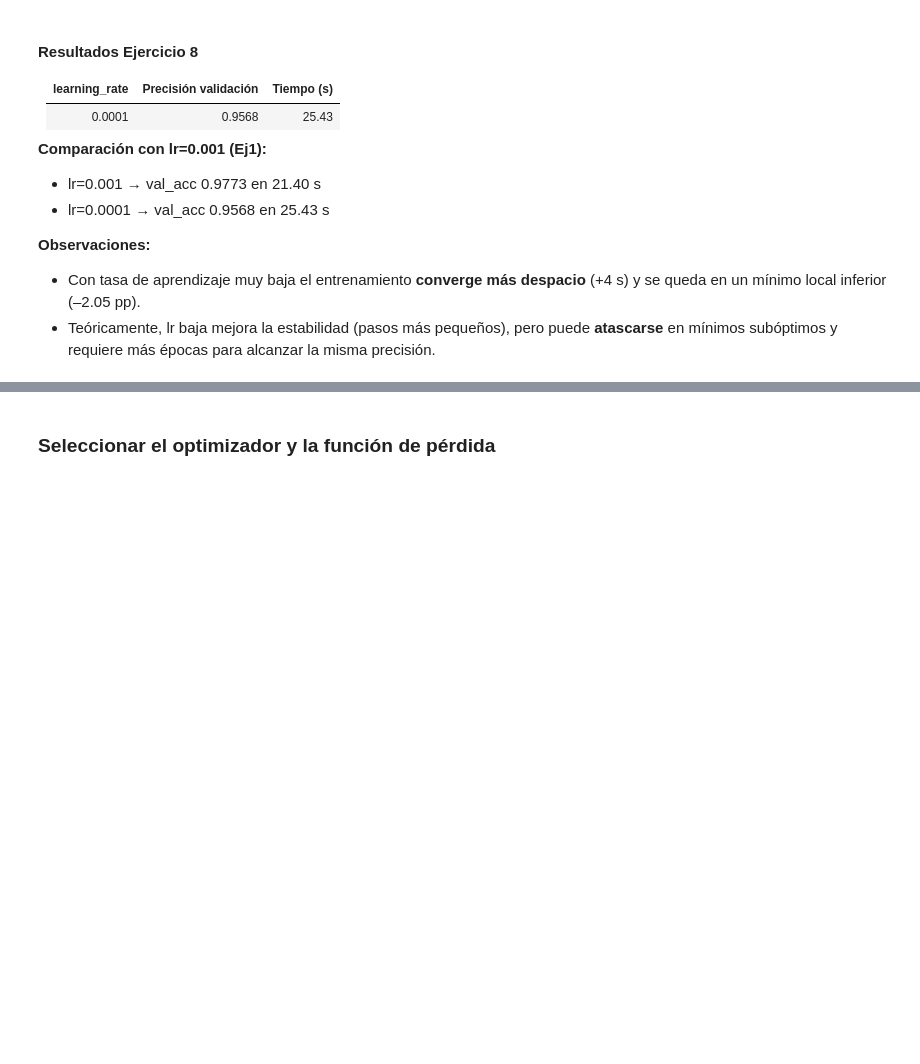
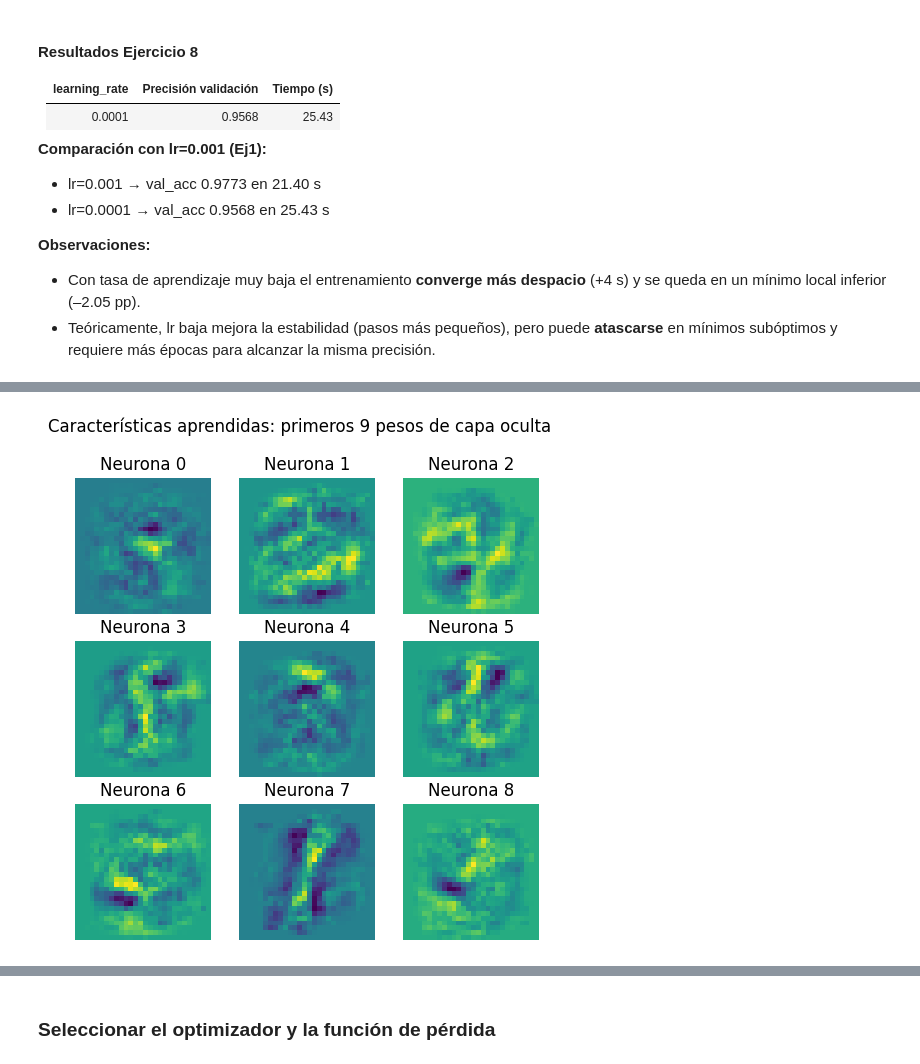
Before and after one commit to Andyfer004/Lab2-DS, a Jupyter notebook: TensorFlow_MNIST_TF2_12+.ipynb, the cells around one changed output, grey strips where cells are left out. Drawn from its saved outputs; the diff is of its cells as text; code cells hidden in the pictures; blank space fills up the shorter version.

```diff
--- a/TensorFlow_MNIST_TF2_12+.ipynb
+++ b/TensorFlow_MNIST_TF2_12+.ipynb
@@ -589,0 +747,19 @@ df8
+# %%
+import matplotlib.pyplot as plt
+
+# Escoge el modelo base o el óptimo; aquí usamos el modelo óptimo ya entrenado: m_opt
+# Extraemos los pesos (w: matriz 784×200)
+w, b = m_opt.layers[1].get_weights()
+
+# Visualizamos los primeros 9 "filtros" (columnas de w)
+fig, axes = plt.subplots(3, 3, figsize=(6,6))
+for i, ax in enumerate(axes.flat):
+    # Cada filtro es un vector de 784 que reestructuramos a 28×28
+    img = w[:, i].reshape(28, 28)
+    ax.imshow(img, cmap='viridis')
+    ax.set_title(f'Neurona {i}')
+    ax.axis('off')
+plt.suptitle('Características aprendidas: primeros 9 pesos de capa oculta')
+plt.show()
+# %% [output]
+[figure, added]
```
Also changed, not shown: parts of 13 cells of this notebook, 2 other files.
